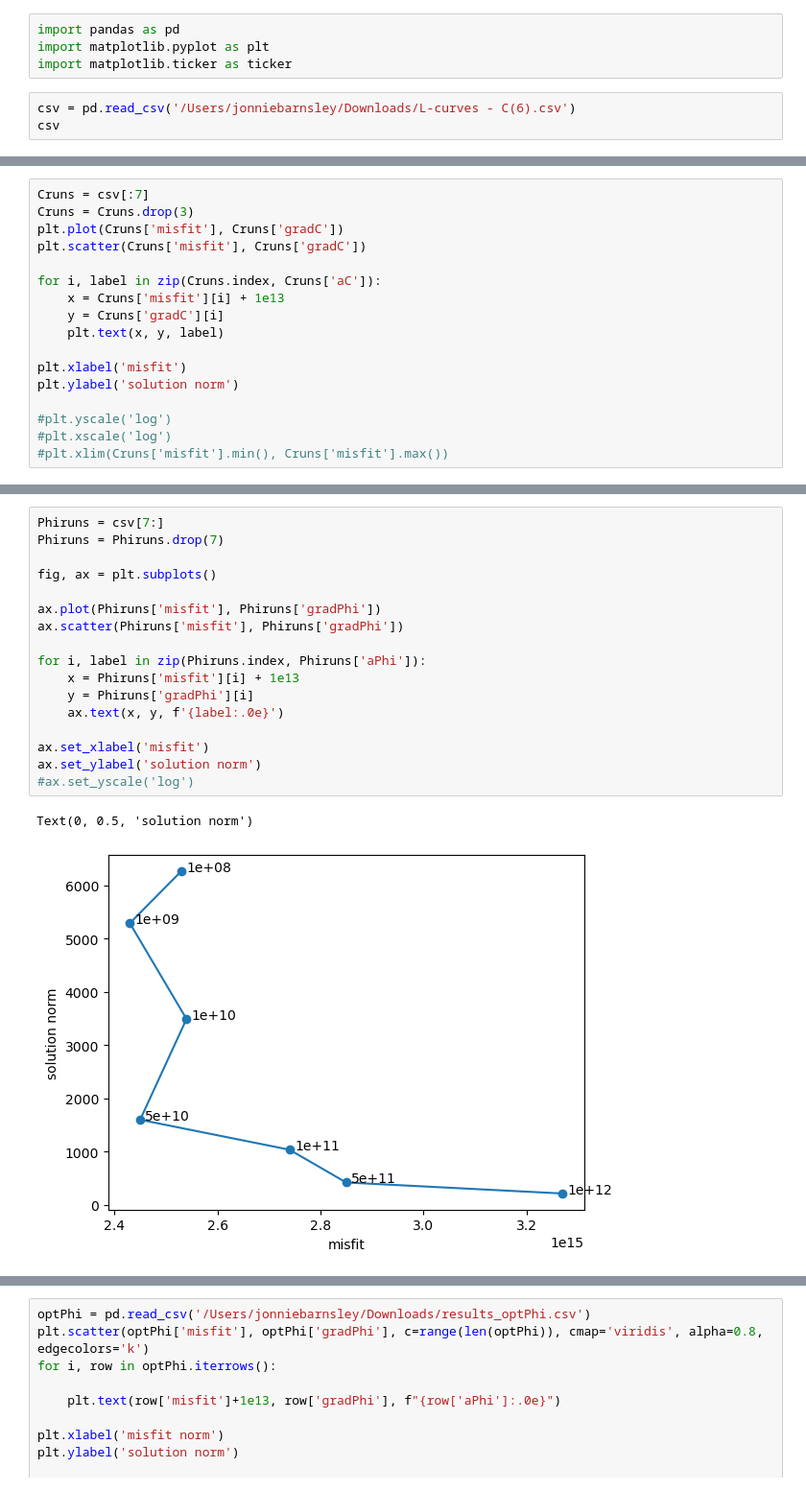
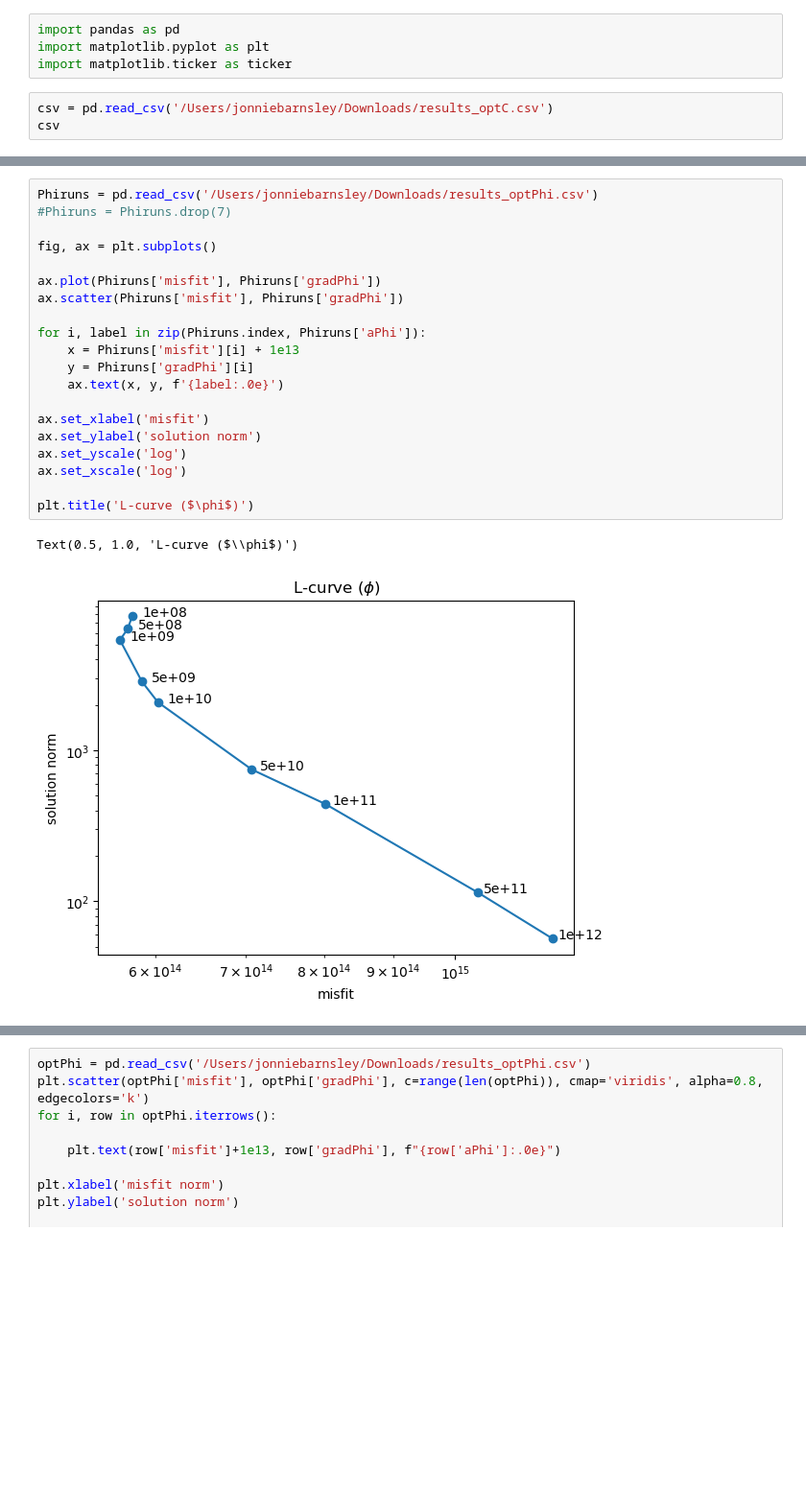
Before and after one commit to Jonniebarnsley/phd-local, a Jupyter notebook: notebooks/inversions/L-curves.ipynb, the cells around one changed output, grey strips where cells are left out. Shown at 96% size. Cells and saved outputs as stored; diff of their text form; blank space fills up the shorter version.

```diff
--- a/notebooks/inversions/L-curves.ipynb
+++ b/notebooks/inversions/L-curves.ipynb
@@ -3,6 +3,6 @@ import pandas as pd
 import matplotlib.pyplot as plt
 import matplotlib.ticker as ticker
 # %%
-csv = pd.read_csv('/Users/jonniebarnsley/Downloads/L-curves - C(6).csv')
+csv = pd.read_csv('/Users/jonniebarnsley/Downloads/results_optC.csv')
 csv
 # %% [output]
@@ -25,17 +18,0 @@ csv
-# %%
-Cruns = csv[:7]
-Cruns = Cruns.drop(3)
-plt.plot(Cruns['misfit'], Cruns['gradC'])
-plt.scatter(Cruns['misfit'], Cruns['gradC'])
-
-for i, label in zip(Cruns.index, Cruns['aC']):
-    x = Cruns['misfit'][i] + 1e13
-    y = Cruns['gradC'][i]
-    plt.text(x, y, label)
-
-plt.xlabel('misfit')
-plt.ylabel('solution norm')
-
-#plt.yscale('log')
-#plt.xscale('log')
-#plt.xlim(Cruns['misfit'].min(), Cruns['misfit'].max())
@@ -45,23 +78,26 @@ Text(0, 0.5, 'solution norm')
 # %%
-Phiruns = csv[7:]
-Phiruns = Phiruns.drop(7)
+Phiruns = pd.read_csv('/Users/jonniebarnsley/Downloads/results_optPhi.csv')
+#Phiruns = Phiruns.drop(7)
 
 fig, ax = plt.subplots()
 
 ax.plot(Phiruns['misfit'], Phiruns['gradPhi'])
 ax.scatter(Phiruns['misfit'], Phiruns['gradPhi'])
 
 for i, label in zip(Phiruns.index, Phiruns['aPhi']):
     x = Phiruns['misfit'][i] + 1e13
     y = Phiruns['gradPhi'][i]
     ax.text(x, y, f'{label:.0e}')
 
 ax.set_xlabel('misfit')
 ax.set_ylabel('solution norm')
-#ax.set_yscale('log')
+ax.set_yscale('log')
+ax.set_xscale('log')
+
+plt.title('L-curve ($\phi$)')
 # %% [output]
-Text(0, 0.5, 'solution norm')
+Text(0.5, 1.0, 'L-curve ($\\phi$)')
-[figure, old version]
+[figure, new version]
 # %%
 Phiruns
 # %% [output]
```
Also changed, not shown: parts of 10 cells of this notebook, 6 other files.
